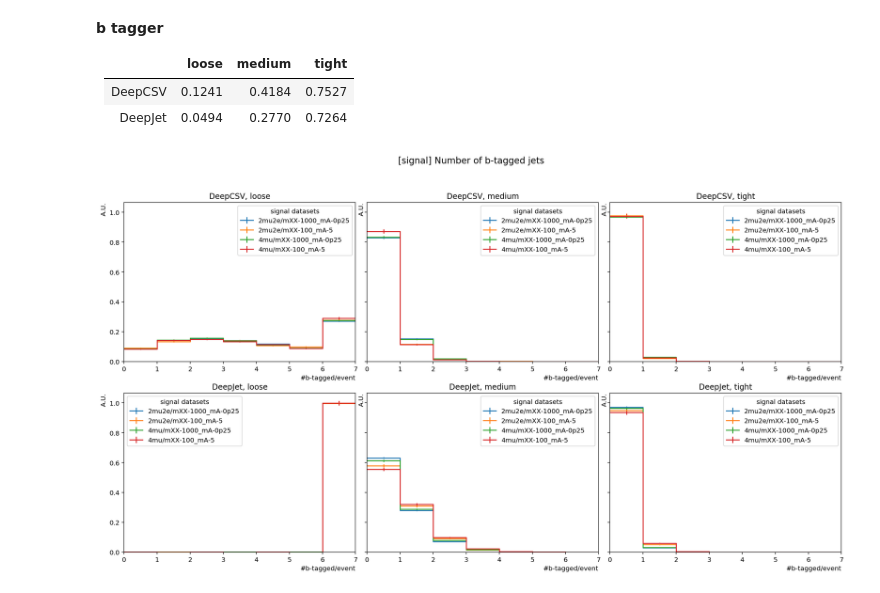
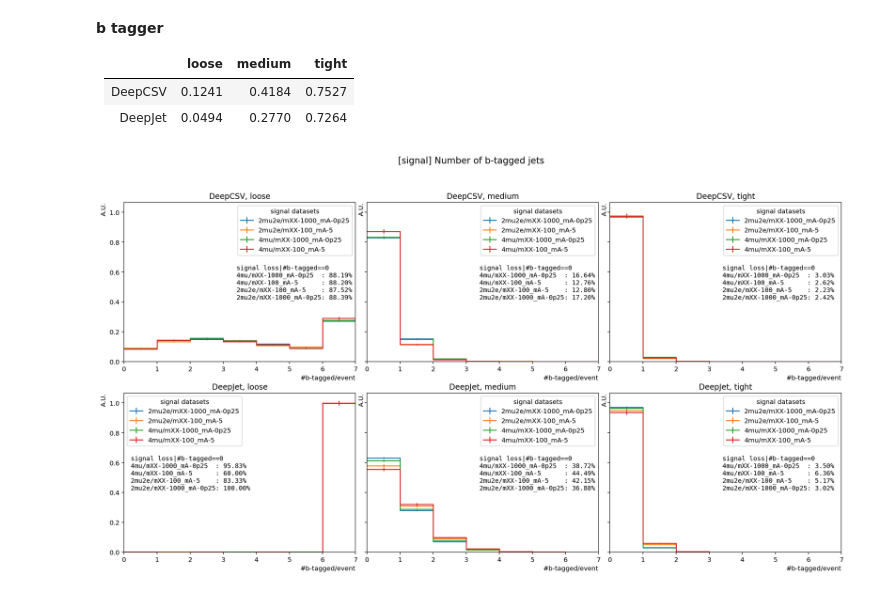
Before and after one commit to pietro14/FireHydrant, a Jupyter notebook: Notebooks/MC/Signal/bvetoesfraction.ipynb, the cells around one changed output. Drawn from its saved outputs; the diff is of its cells as text; code cells hidden in the pictures.

Commit message:
add numeric fractions in the plots

```diff
--- a/Notebooks/MC/Signal/bvetoesfraction.ipynb
+++ b/Notebooks/MC/Signal/bvetoesfraction.ipynb
@@ -82,9 +82,29 @@ output = processor.run_uproot_job(dataset,
 # %%
 fig, _ = plt.subplots(2,3,figsize=(20,10), gridspec_kw={'wspace': 0.05}, sharey=True)
 fig, axes = hist.plotgrid(output['multi'], figure=fig, col='wp', row='tagger', overlay='dataset', overflow='over', density=True)
 for ax in axes.flat:
     ax.set_xlabel(ax.get_xlabel(), x=1.0, ha="right")
     ax.set_ylabel(ax.get_ylabel(), y=1.0, ha="right")
-plt.suptitle('[signal] Number of b-tagged jets', fontsize=14);
+plt.suptitle('[signal] Number of b-tagged jets', fontsize=14)
+
+# print signal loss when require #btag==0
+from collections import defaultdict
+res = defaultdict(lambda: defaultdict(dict))
+for c, vals in output['multi'].values().items():
+    loss = 1-vals[0]/np.sum(vals)
+    res[c[2]][c[1]][c[0]] = loss
+restext = defaultdict(dict)
+for tagger in res:
+    for wp in res[tagger]:
+        text_ = ['signal loss|#b-tagged==0',]
+        for x, v in res[tagger][wp].items():
+            text_.append("{:22}: {:.2%}".format(x, v))
+        restext[tagger][wp] = '\n'.join(text_)
+axes[0][0].text(3.4, 0.42, restext['DeepCSV']['loose'], family='monospace')
+axes[0][1].text(3.4, 0.42, restext['DeepCSV']['medium'], family='monospace')
+axes[0][2].text(3.4, 0.42, restext['DeepCSV']['tight'], family='monospace')
+axes[1][0].text(0.2, 0.42, restext['DeepJet']['loose'], family='monospace')
+axes[1][1].text(3.4, 0.42, restext['DeepJet']['medium'], family='monospace')
+axes[1][2].text(3.4, 0.42, restext['DeepJet']['tight'], family='monospace');
 # %% [output]
-[figure, old version]
+[figure, new version]
```
Also changed, not shown: 1 other file.
